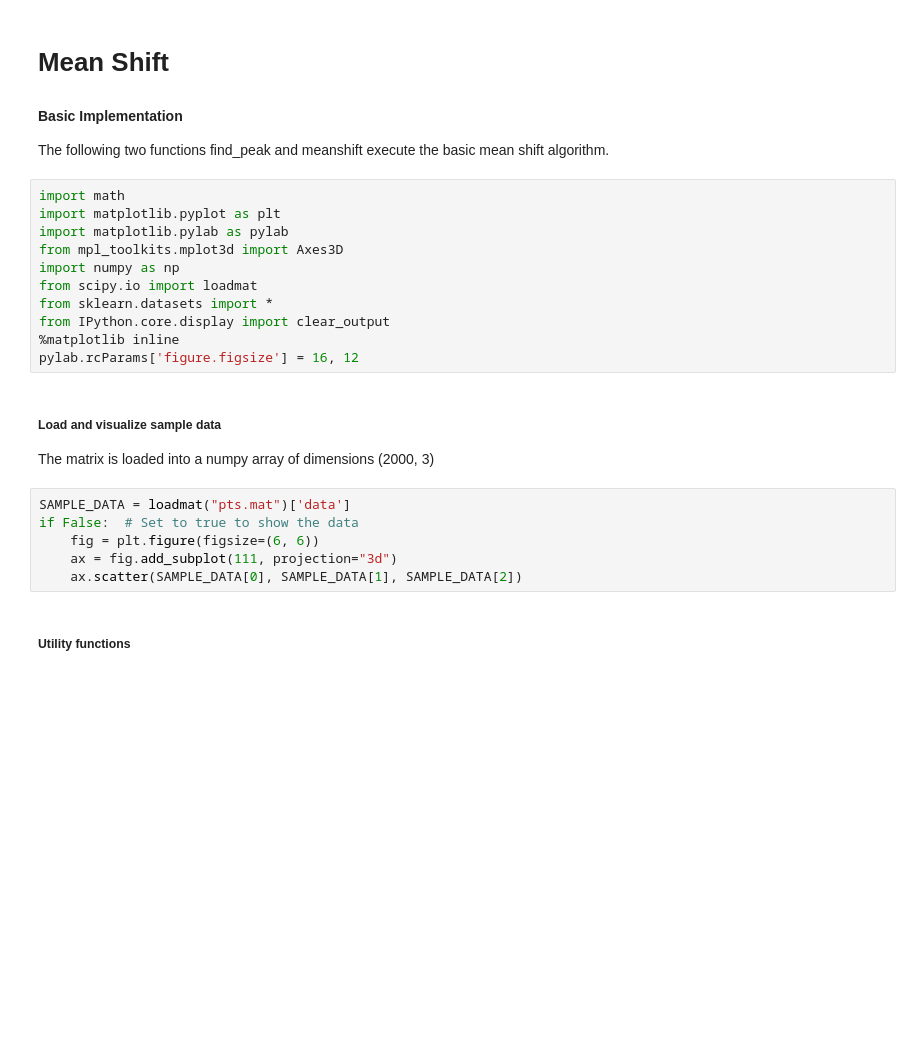
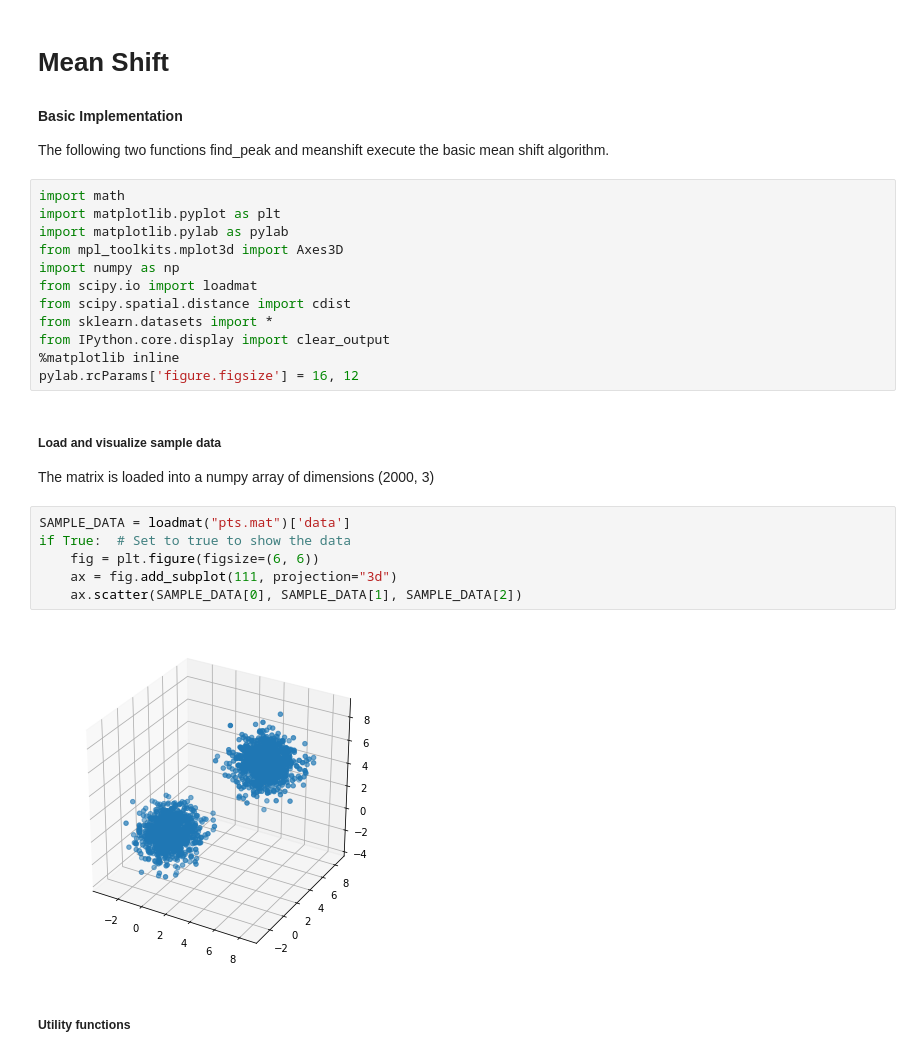
Before and after one commit to DeastinY/computervision, a Jupyter notebook: mean_shift.ipynb, the cells around one changed output. Drawn from its saved outputs; the diff is of its cells as text; blank space fills up the shorter version.

```diff
--- a/mean_shift.ipynb
+++ b/mean_shift.ipynb
@@ -9,6 +9,7 @@ import matplotlib.pylab as pylab
 from mpl_toolkits.mplot3d import Axes3D
 import numpy as np
 from scipy.io import loadmat
+from scipy.spatial.distance import cdist
 from sklearn.datasets import *
 from IPython.core.display import clear_output
 %matplotlib inline
@@ -18,10 +19,12 @@ pylab.rcParams['figure.figsize'] = 16, 12
 The matrix is loaded into a numpy array of dimensions (2000, 3)
 # %%
 SAMPLE_DATA = loadmat("pts.mat")['data']
-if False:  # Set to true to show the data
+if True:  # Set to true to show the data
     fig = plt.figure(figsize=(6, 6))
     ax = fig.add_subplot(111, projection="3d")
     ax.scatter(SAMPLE_DATA[0], SAMPLE_DATA[1], SAMPLE_DATA[2])
+# %% [output]
+[figure, added]
 # %% [markdown]
 ##### Utility functions
 # %%
```
Also changed, not shown: parts of 3 cells of this notebook, 1 other file.
